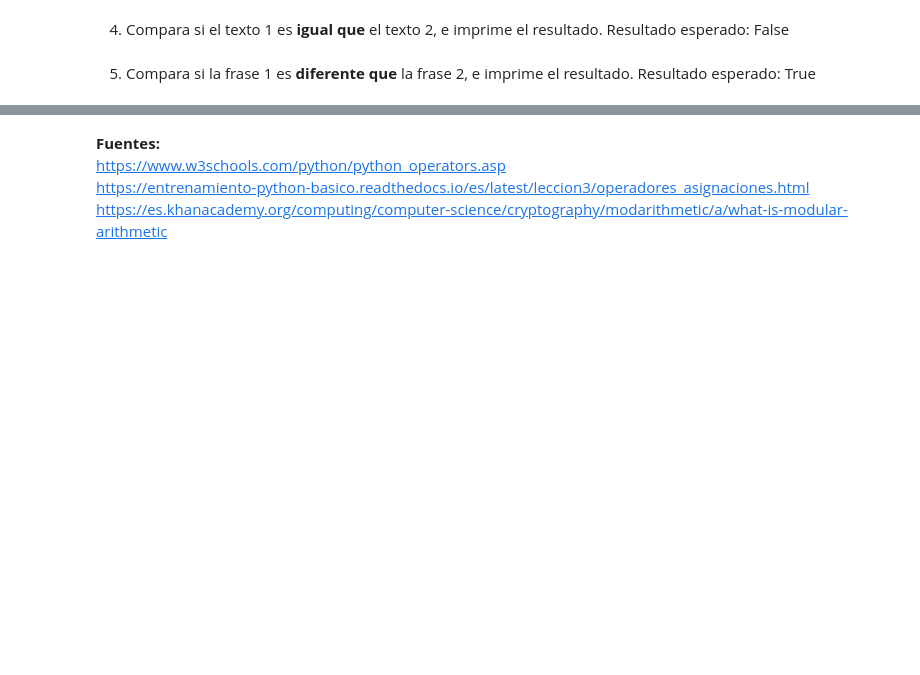
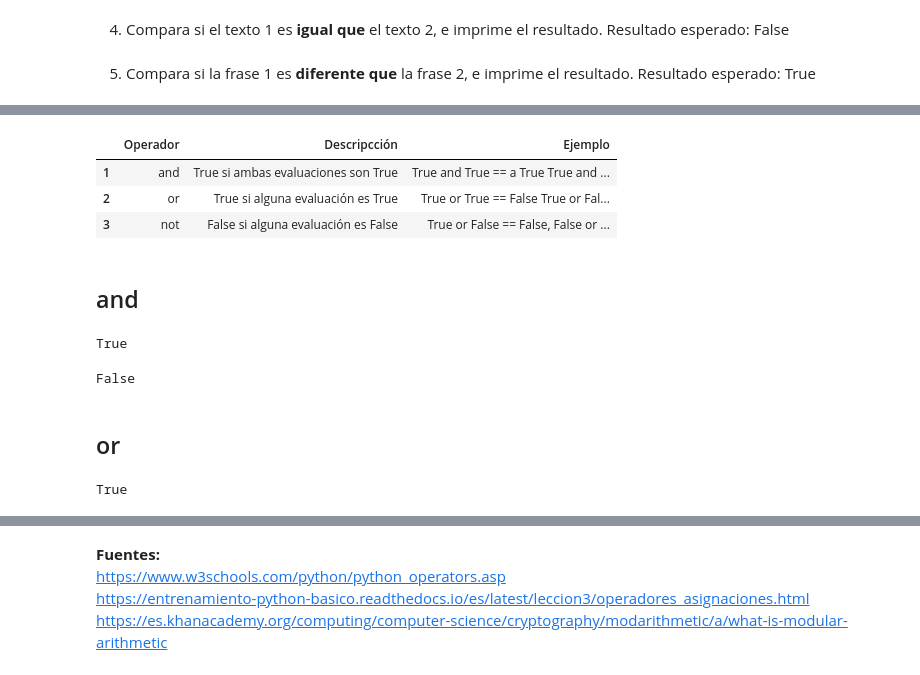
Before and after one commit to cuauhtemocbe/Python-Basics, a Jupyter notebook: 2. Operadores.ipynb, the cells around one changed output, grey strips where cells are left out. Drawn from its saved outputs; the diff is of its cells as text; code cells hidden in the pictures; blank space fills up the shorter version.

```diff
--- a/2. Operadores.ipynb
+++ b/2. Operadores.ipynb
@@ -397,0 +404,36 @@ frase_2 = 'Marty, lo siento, pero la única fuente de poder capaz de generar 1.2
+# %%
+#@title Tabla operadores de lógicos { run: "auto", vertical-output: true }
+import pandas as pd
+from IPython.display import display, HTML
+
+def pretty_print(df):
+    return display(HTML(df.to_html().replace("\\n","<br>") ) )
+
+df = pd.DataFrame(columns=['Operador', 'Descripcción', 'Ejemplo'],
+             index=[1, 2, 3],
+             data=[['and', 'True si ambas evaluaciones son True', 'True and True == a True \\n True and False == False'],
+                   ['or', 'True si alguna evaluación es True', 'True or True == False \n True or False == True'],
+                   ['not', 'False si alguna evaluación es False', 'True or False == False, \n False or False']])
+
+pretty_print(df)
+# %% [output]
+|  | Operador | Descripcción | Ejemplo |
+| 1 | and | True si ambas evaluaciones son True | True and True == a True True and ... |
+| 2 | or | True si alguna evaluación es True | True or True == False True or Fal... |
+| 3 | not | False si alguna evaluación es False | True or False == False, False or ... |
+# %% [markdown]
+## and
+# %%
+True and True
+# %% [output]
+True
+# %%
+True and False
+# %% [output]
+False
+# %% [markdown]
+## or
+# %%
+True or False
+# %% [output]
+True
```
Also changed, not shown: parts of 28 cells of this notebook.
